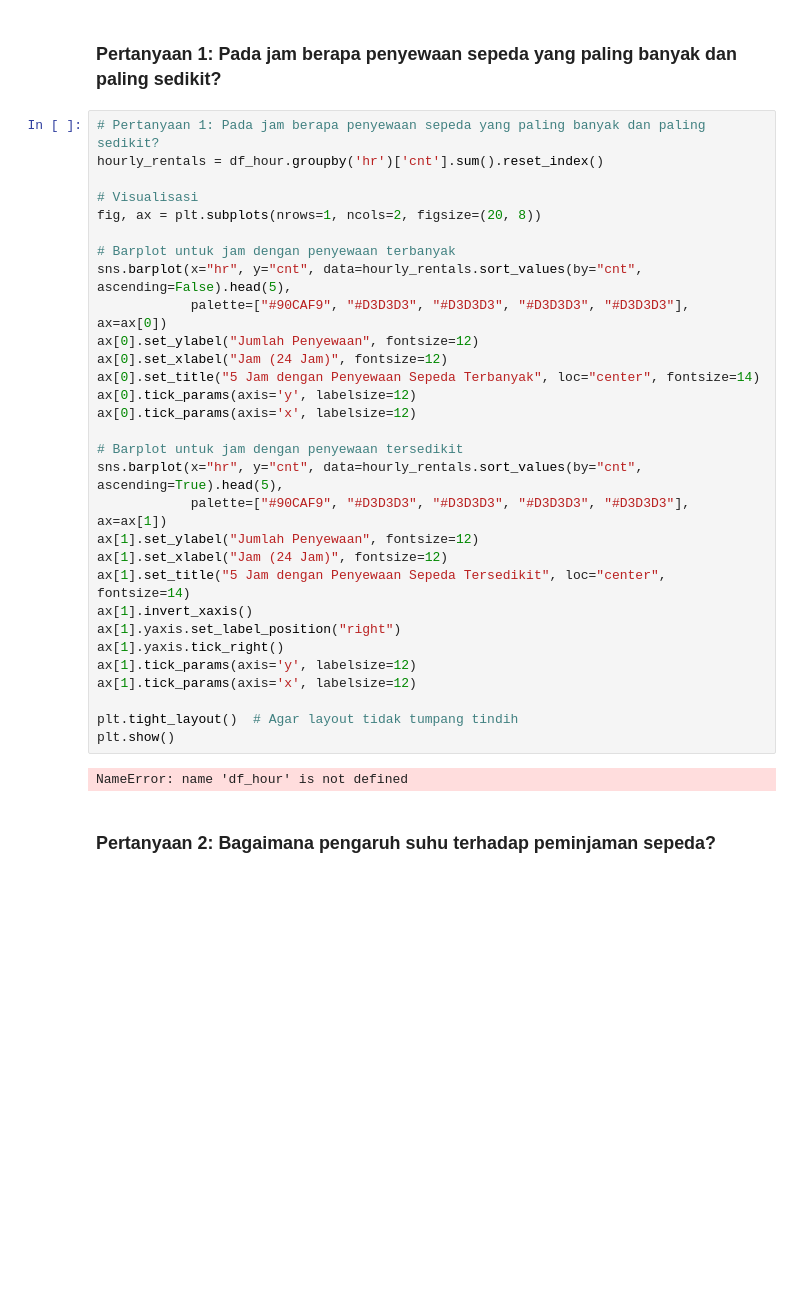
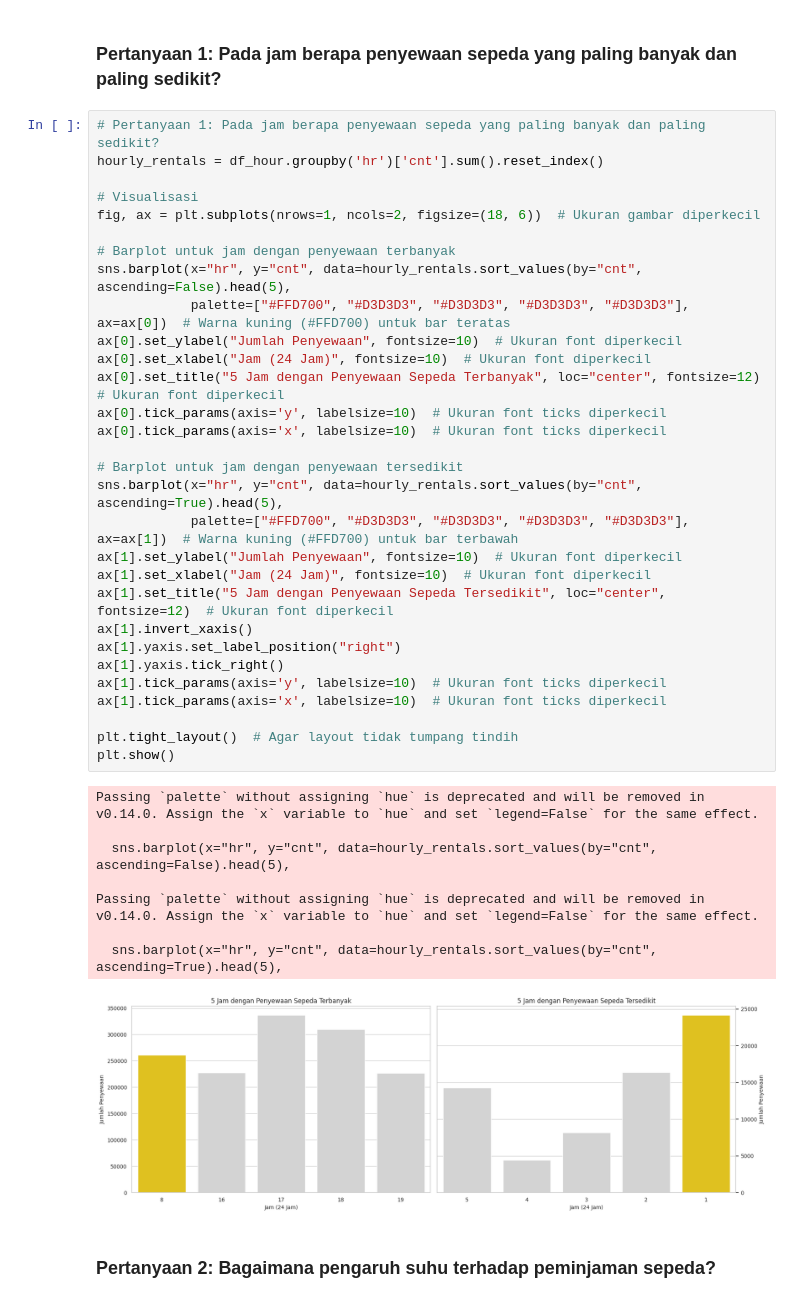
Before and after one commit to NaufalNurFahriza/data-analyst-python-dicoding, a Jupyter notebook: notebook.ipynb, the cells around one changed output. Drawn from its saved outputs; the diff is of its cells as text; blank space fills up the shorter version.

```diff
--- a/notebook.ipynb
+++ b/notebook.ipynb
@@ -352,35 +256,42 @@ min        0.059130
 # %%
 # Pertanyaan 1: Pada jam berapa penyewaan sepeda yang paling banyak dan paling sedikit?
 hourly_rentals = df_hour.groupby('hr')['cnt'].sum().reset_index()
 
 # Visualisasi
-fig, ax = plt.subplots(nrows=1, ncols=2, figsize=(20, 8))
+fig, ax = plt.subplots(nrows=1, ncols=2, figsize=(18, 6))  # Ukuran gambar diperkecil
 
 # Barplot untuk jam dengan penyewaan terbanyak
 sns.barplot(x="hr", y="cnt", data=hourly_rentals.sort_values(by="cnt", ascending=False).head(5),
-            palette=["#90CAF9", "#D3D3D3", "#D3D3D3", "#D3D3D3", "#D3D3D3"], ax=ax[0])
-ax[0].set_ylabel("Jumlah Penyewaan", fontsize=12)
-ax[0].set_xlabel("Jam (24 Jam)", fontsize=12)
-ax[0].set_title("5 Jam dengan Penyewaan Sepeda Terbanyak", loc="center", fontsize=14)
-ax[0].tick_params(axis='y', labelsize=12)
-ax[0].tick_params(axis='x', labelsize=12)
+            palette=["#FFD700", "#D3D3D3", "#D3D3D3", "#D3D3D3", "#D3D3D3"], ax=ax[0])  # Warna kuning (#FFD700) untuk bar teratas
+ax[0].set_ylabel("Jumlah Penyewaan", fontsize=10)  # Ukuran font diperkecil
+ax[0].set_xlabel("Jam (24 Jam)", fontsize=10)  # Ukuran font diperkecil
+ax[0].set_title("5 Jam dengan Penyewaan Sepeda Terbanyak", loc="center", fontsize=12)  # Ukuran font diperkecil
+ax[0].tick_params(axis='y', labelsize=10)  # Ukuran font ticks diperkecil
+ax[0].tick_params(axis='x', labelsize=10)  # Ukuran font ticks diperkecil
 
 # Barplot untuk jam dengan penyewaan tersedikit
 sns.barplot(x="hr", y="cnt", data=hourly_rentals.sort_values(by="cnt", ascending=True).head(5),
-            palette=["#90CAF9", "#D3D3D3", "#D3D3D3", "#D3D3D3", "#D3D3D3"], ax=ax[1])
-ax[1].set_ylabel("Jumlah Penyewaan", fontsize=12)
-ax[1].set_xlabel("Jam (24 Jam)", fontsize=12)
-ax[1].set_title("5 Jam dengan Penyewaan Sepeda Tersedikit", loc="center", fontsize=14)
+            palette=["#FFD700", "#D3D3D3", "#D3D3D3", "#D3D3D3", "#D3D3D3"], ax=ax[1])  # Warna kuning (#FFD700) untuk bar terbawah
+ax[1].set_ylabel("Jumlah Penyewaan", fontsize=10)  # Ukuran font diperkecil
+ax[1].set_xlabel("Jam (24 Jam)", fontsize=10)  # Ukuran font diperkecil
+ax[1].set_title("5 Jam dengan Penyewaan Sepeda Tersedikit", loc="center", fontsize=12)  # Ukuran font diperkecil
 ax[1].invert_xaxis()
 ax[1].yaxis.set_label_position("right")
 ax[1].yaxis.tick_right()
-ax[1].tick_params(axis='y', labelsize=12)
-ax[1].tick_params(axis='x', labelsize=12)
+ax[1].tick_params(axis='y', labelsize=10)  # Ukuran font ticks diperkecil
+ax[1].tick_params(axis='x', labelsize=10)  # Ukuran font ticks diperkecil
 
 plt.tight_layout()  # Agar layout tidak tumpang tindih
 plt.show()
 # %% [output]
-NameError: name 'df_hour' is not defined
+Passing `palette` without assigning `hue` is deprecated and will be removed in v0.14.0. Assign the `x` variable to `hue` and set `legend=False` for the same effect.
+
+  sns.barplot(x="hr", y="cnt", data=hourly_rentals.sort_values(by="cnt", ascending=False).head(5),
+
+Passing `palette` without assigning `hue` is deprecated and will be removed in v0.14.0. Assign the `x` variable to `hue` and set `legend=False` for the same effect.
+
+  sns.barplot(x="hr", y="cnt", data=hourly_rentals.sort_values(by="cnt", ascending=True).head(5),
+[figure, added]
 # %% [markdown]
 ### Pertanyaan 2: Bagaimana pengaruh suhu terhadap peminjaman sepeda?
 # %%
```
Also changed, not shown: parts of 12 cells of this notebook.
